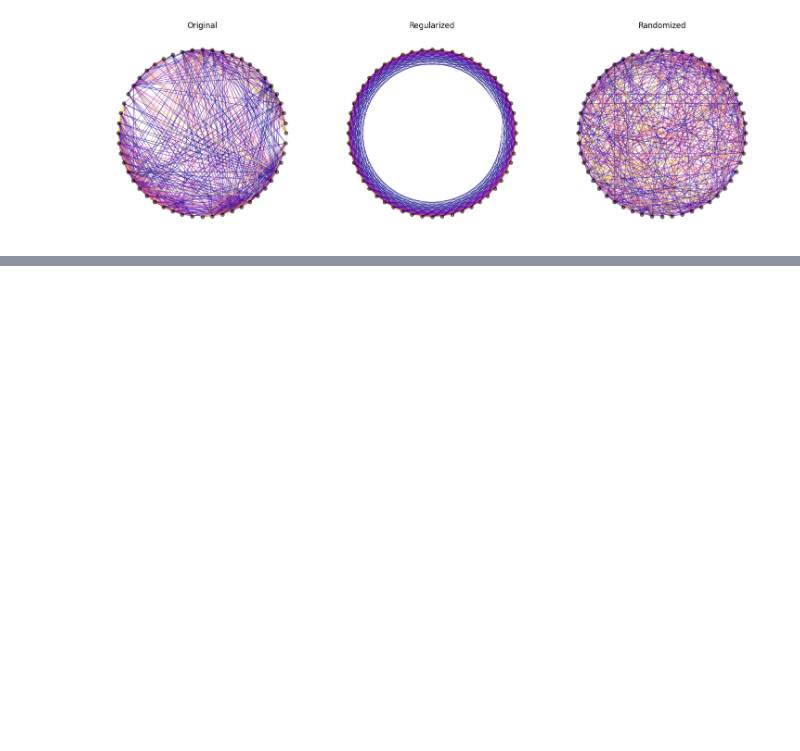
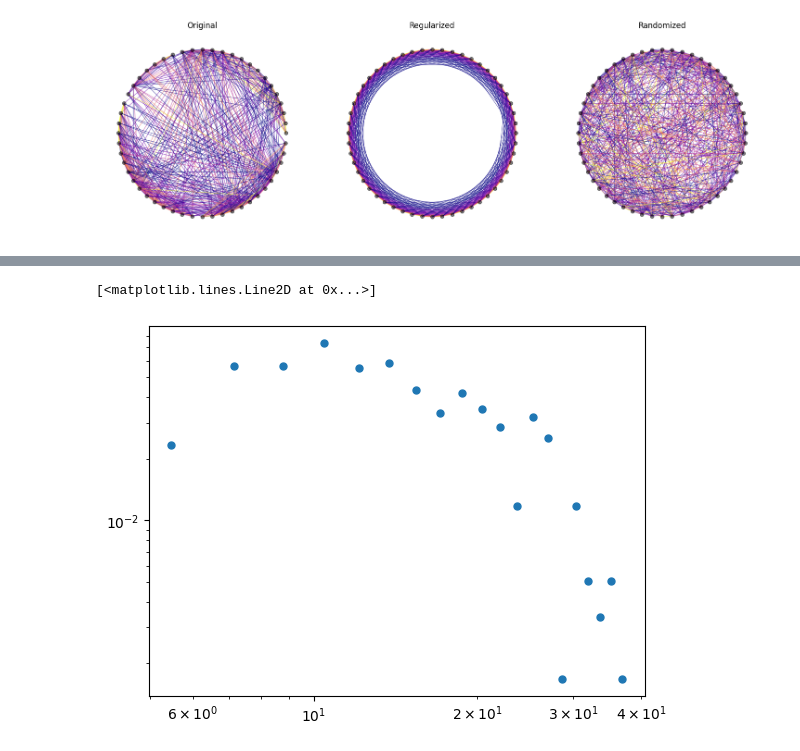
Before and after one commit to rkdan/small_world_propensity, a Jupyter notebook: testing.ipynb, the cells around one changed output, grey strips where cells are left out. Saved outputs shown, nothing was run; the diff lists cells and outputs as text; code cells hidden in the pictures; blank space fills up the shorter version.

```diff
--- a/testing.ipynb
+++ b/testing.ipynb
@@ -57,0 +70,2 @@ plt.show()
+# %%
+G = nx.from_numpy_array(B_mat)
@@ -57,0 +97,13 @@ plt.show()
+# %%
+# Get degree of each node
+degree = nx.degree(G, weight='weight')
+# %%
+degrees = np.array(list(dict(degree).values()))
+# %%
+h, edges = np.histogram(degrees, bins=20, density=True)
+# %%
+import matplotlib.pyplot as plt
+plt.loglog(edges[:-1], h, ls='', marker='o', ms=5, label='data')
+# %% [output]
+[<matplotlib.lines.Line2D at 0x...>]
+[figure, added]
```
Also changed, not shown: parts of 44 cells of this notebook, 8 other files.
